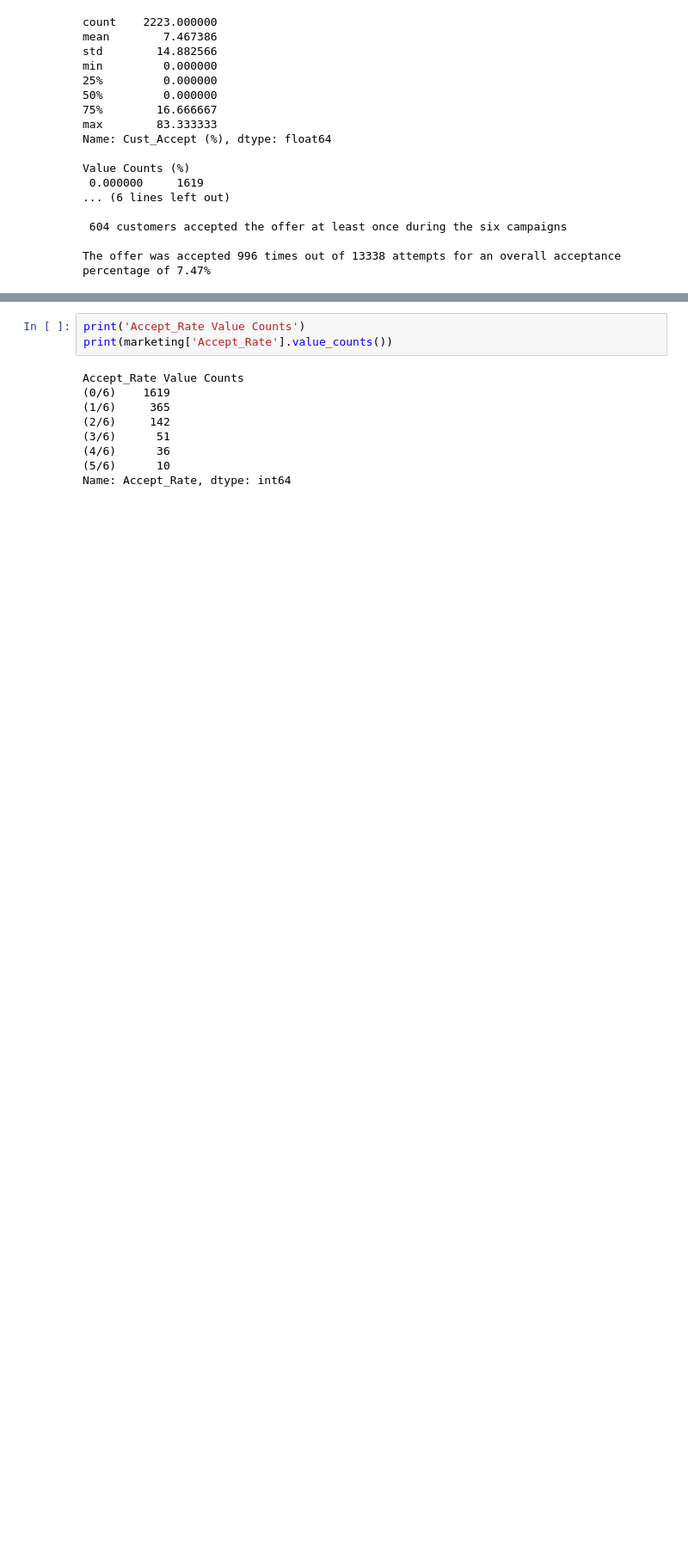
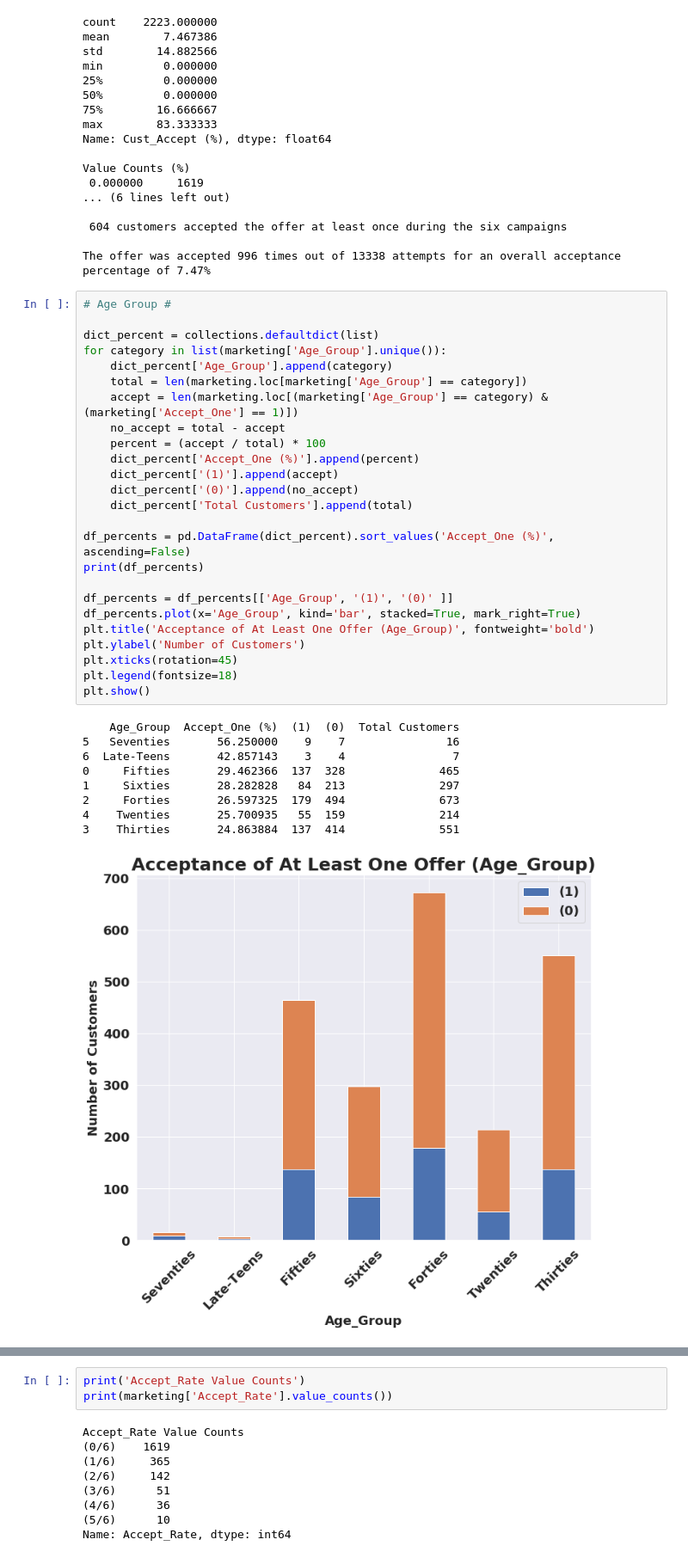
Before and after one commit to RachidRezzik/Market_Camp, a Jupyter notebook: Data_Analysis.ipynb, the cells around one changed output, grey strips where cells are left out. Shown at 86% size. Drawn from its saved outputs; the diff is of its cells as text; blank space fills up the shorter version.

```diff
--- a/Data_Analysis.ipynb
+++ b/Data_Analysis.ipynb
@@ -314,3 +347,38 @@ Value Counts (%)
  604 customers accepted the offer at least once during the six campaigns
 
 The offer was accepted 996 times out of 13338 attempts for an overall acceptance percentage of 7.47%
+# %%
+# Age Group #
+
+dict_percent = collections.defaultdict(list)
+for category in list(marketing['Age_Group'].unique()):
+    dict_percent['Age_Group'].append(category)
+    total = len(marketing.loc[marketing['Age_Group'] == category])
+    accept = len(marketing.loc[(marketing['Age_Group'] == category) & (marketing['Accept_One'] == 1)])
+    no_accept = total - accept
+    percent = (accept / total) * 100
+    dict_percent['Accept_One (%)'].append(percent)
+    dict_percent['(1)'].append(accept)
+    dict_percent['(0)'].append(no_accept)
+    dict_percent['Total Customers'].append(total)
+
+df_percents = pd.DataFrame(dict_percent).sort_values('Accept_One (%)', ascending=False)
+print(df_percents)
+
+df_percents = df_percents[['Age_Group', '(1)', '(0)' ]]
+df_percents.plot(x='Age_Group', kind='bar', stacked=True, mark_right=True)
+plt.title('Acceptance of At Least One Offer (Age_Group)', fontweight='bold')
+plt.ylabel('Number of Customers')
+plt.xticks(rotation=45)
+plt.legend(fontsize=18)
+plt.show()
+# %% [output]
+    Age_Group  Accept_One (%)  (1)  (0)  Total Customers
+5   Seventies       56.250000    9    7               16
+6  Late-Teens       42.857143    3    4                7
+0     Fifties       29.462366  137  328              465
+1     Sixties       28.282828   84  213              297
+2     Forties       26.597325  179  494              673
+4    Twenties       25.700935   55  159              214
+3    Thirties       24.863884  137  414              551
+[figure, added]
```
Also changed, not shown: parts of 24 cells of this notebook, 4 other files.
